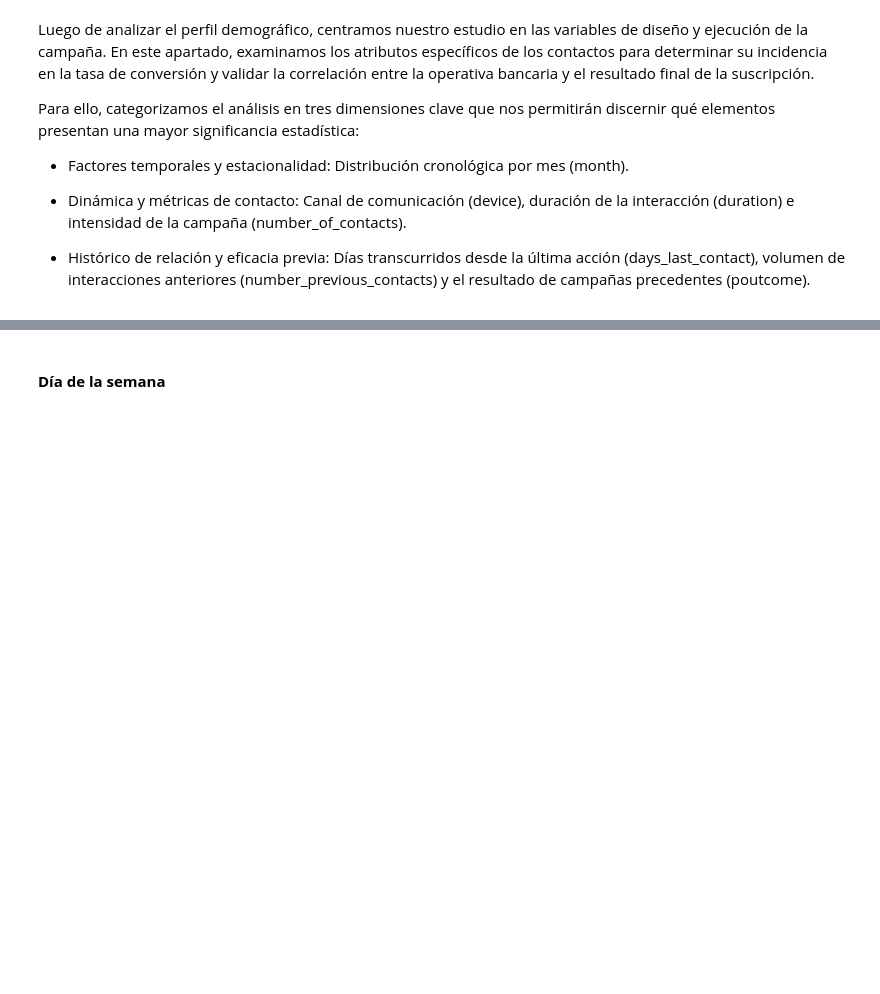
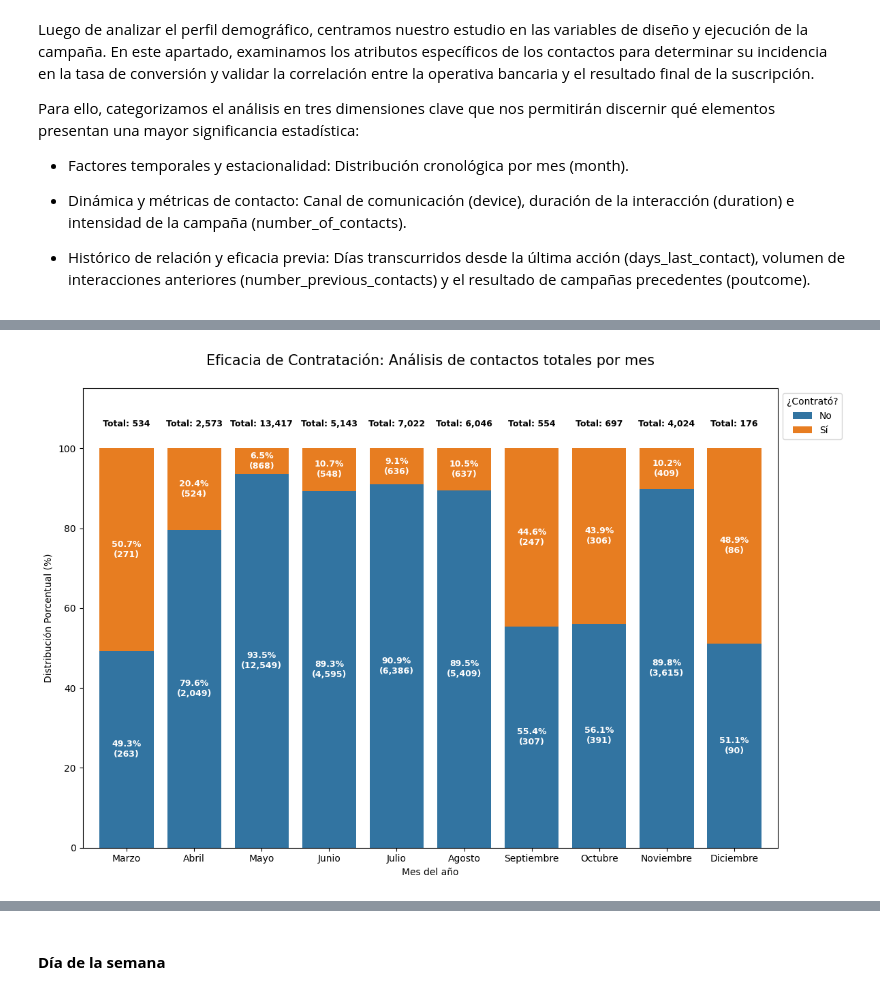
Before and after one commit to arnausans23/data-analytics-tfm, a Jupyter notebook: 1_analisis_datos_v2.ipynb, the cells around one changed output, grey strips where cells are left out. Cells and saved outputs as stored; diff of their text form; code cells hidden in the pictures; blank space fills up the shorter version.

```diff
--- a/1_analisis_datos_v2.ipynb
+++ b/1_analisis_datos_v2.ipynb
@@ -988,0 +1076,58 @@ Para ello, categorizamos el análisis en tres dimensiones clave que nos permitir
+# %%
+trad_month = {
+    'mar': 'Marzo','apr': 'Abril', 'may': 'Mayo', 'jun': 'Junio',
+    'jul': 'Julio', 'aug': 'Agosto', 'sep': 'Septiembre',
+    'oct': 'Octubre', 'nov': 'Noviembre', 'dec': 'Diciembre'}
+
+
+trad_result = {
+    'yes': 'Sí',
+    'no': 'No'}
+
+df_plot = df_clean.copy()
+df_plot['month_es'] = df_plot['month'].map(trad_month)
+df_plot['result_es'] = df_plot['Contratación'].map(trad_result)
+
+orden_meses = ['Marzo', 'Abril', 'Mayo', 'Junio', 'Julio', 'Agosto', 'Septiembre', 'Octubre', 'Noviembre', 'Diciembre']
+
+conteo_absoluto = pd.crosstab(df_plot['month_es'], df_plot['result_es']).reindex(orden_meses)
+totales_por_mes = conteo_absoluto.sum(axis=1)
+
+df_pct = pd.crosstab(df_plot['month_es'], df_plot['result_es'], normalize='index') * 100
+df_pct = df_pct.reindex(orden_meses)
+
+ax = df_pct.plot(kind='bar', stacked=True, figsize=(12, 8), color=['#3274a1', "#e77d21"], width=0.8)
+n_meses = len(orden_meses)
+
+for i, p in enumerate(ax.patches):
+    height = p.get_height()
+    if height > 5:
+
+        es_si = i >= n_meses
+        mes_idx = i % n_meses
+        columna = 'Sí' if es_si else 'No'
+
+        valor_real = conteo_absoluto.iloc[mes_idx][columna]
+        etiqueta = f'{height:.1f}%\n({int(valor_real):,})'
+
+        ax.text(p.get_x() + p.get_width()/2,
+                p.get_y() + height/2,
+                etiqueta,
+                ha='center', va='center',
+                color='white', fontweight='bold', fontsize=9)
+
+
+for i, total in enumerate(totales_por_mes):
+    ax.text(i, 105, f'Total: {int(total):,}',
+            ha='center', va='bottom', fontsize=9, fontweight='bold', color='black')
+
+plt.title('Eficacia de Contratación: Análisis de contactos totales por mes', fontsize=15, pad=25)
+plt.ylabel('Distribución Porcentual (%)')
+plt.xlabel('Mes del año')
+plt.ylim(0, 115)
+plt.legend(title='¿Contrató?', bbox_to_anchor=(1.0, 1), loc='upper left')
+plt.xticks(rotation=0)
+plt.tight_layout()
+plt.show()
+# %% [output]
+[figure, added]
```
Also changed, not shown: parts of 46 cells of this notebook.
